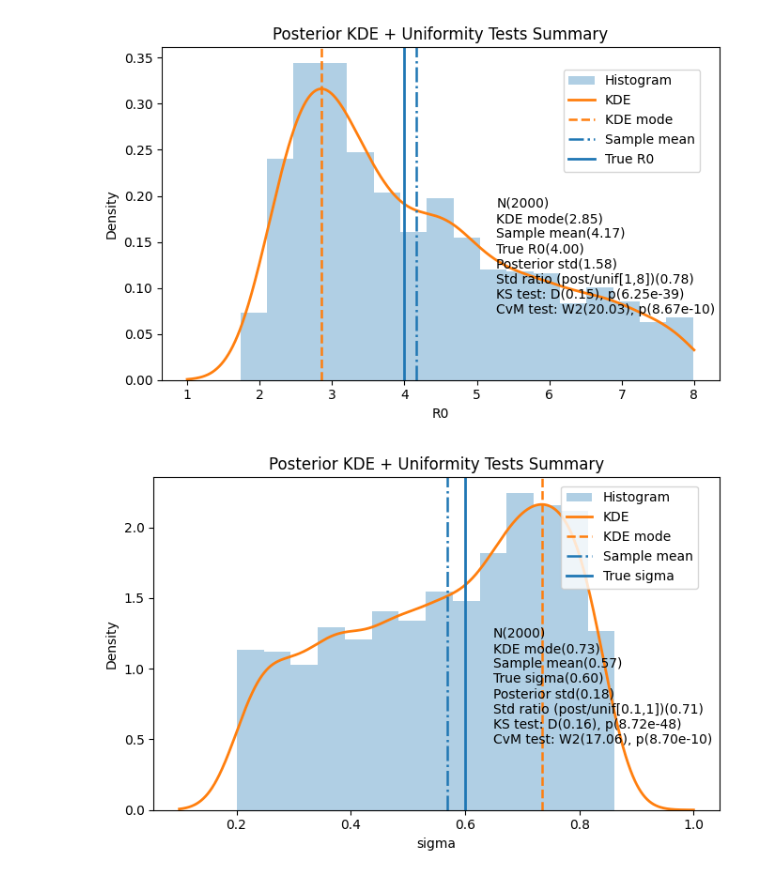
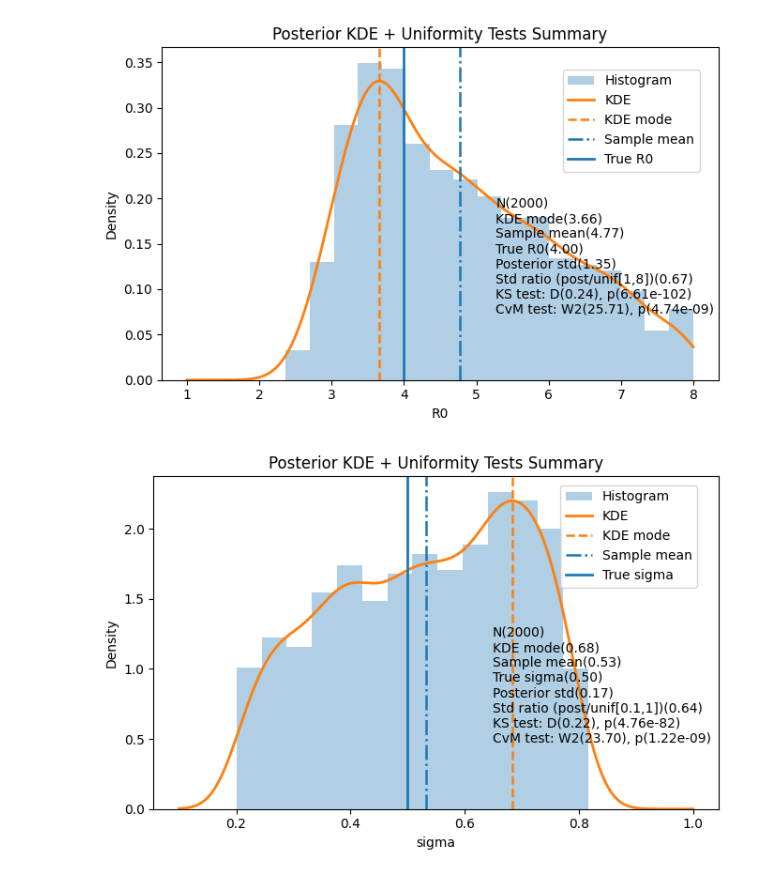
Before and after one commit to lzxiaohu/StrepA_program, a Jupyter notebook: code/from_260312/posterior_analysis.ipynb, the cells around one changed output. Cells and saved outputs as stored; diff of their text form; code cells hidden in the pictures.

```diff
--- a/code/from_260312/posterior_analysis.ipynb
+++ b/code/from_260312/posterior_analysis.ipynb
@@ -582,7 +756,7 @@ ax.set_title("Posterior KDE + Uniformity Tests Summary")
 ax.set_xlabel("R0")
 ax.set_ylabel("Density")
 fig.tight_layout()
-fig.savefig("../../figures/from_260312/posterior_results/sigma0p6/posterior_kde_summary_R0_R04p0.png", dpi=300, bbox_inches="tight")
+fig.savefig("../../figures/from_260312/posterior_results/sigma0p5/posterior_kde_summary_R0_R04p0.png", dpi=300, bbox_inches="tight")
 plt.show()
 
 
@@ -596,7 +770,7 @@ x = x[np.isfinite(x)]
 
 # ---------- Settings (your prior bounds + true/reference) ----------
 a, b = 0.1, 1.0          # prior bounds for uniform comparison
-sigma_true = 0.6             # reference/true sigma
+sigma_true = 0.5             # reference/true sigma
 
 # ---------- Posterior stats ----------
 n = x.size
@@ -637,36 +811,36 @@ txt = (
     f"True sigma({sigma_true:.2f})\n"
     f"Posterior std({sd:.2f})\n"
     f"Std ratio (post/unif[{a:g},{b:g}])({sd_ratio:.2f})\n"
     f"KS test: D({ks.statistic:.2f}), p({ks.pvalue:.2e})\n"
     f"CvM test: W2({cvm.statistic:.2f}), p({cvm.pvalue:.2e})"
 )
 # ax.text(
 #     0.52, 0.98, txt,
 #     transform=ax.transAxes,
 #     ha="left", va="top",
 #     bbox=dict(boxstyle="None", facecolor="white", alpha=0.85)
 # )
 ax.text(
     0.60, 0.55, txt,
     transform=ax.transAxes,
     ha="left", va="top",
     fontsize=10,
     bbox=None
 )
 
 
 # Put legend outside to avoid overlap with the text box
 ax.legend(loc="center left", bbox_to_anchor=(0.72, 0.82), borderaxespad=0.)
 
 ax.set_title("Posterior KDE + Uniformity Tests Summary")
 ax.set_xlabel("sigma")
 ax.set_ylabel("Density")
 fig.tight_layout()
-fig.savefig("../../figures/from_260312/posterior_results/sigma0p6/posterior_kde_summary_sigma_R04p0.png", dpi=300, bbox_inches="tight")
+fig.savefig("../../figures/from_260312/posterior_results/sigma0p5/posterior_kde_summary_sigma_R04p0.png", dpi=300, bbox_inches="tight")
 plt.show()
 # %% [output]
-[figure, old version]
+[figure, new version]
-[figure, old version]
+[figure, new version]
 # %%
 # Posterior distributions of R0
 import numpy as np
```
Also changed, not shown: parts of 8 cells of this notebook, 18 other files.
